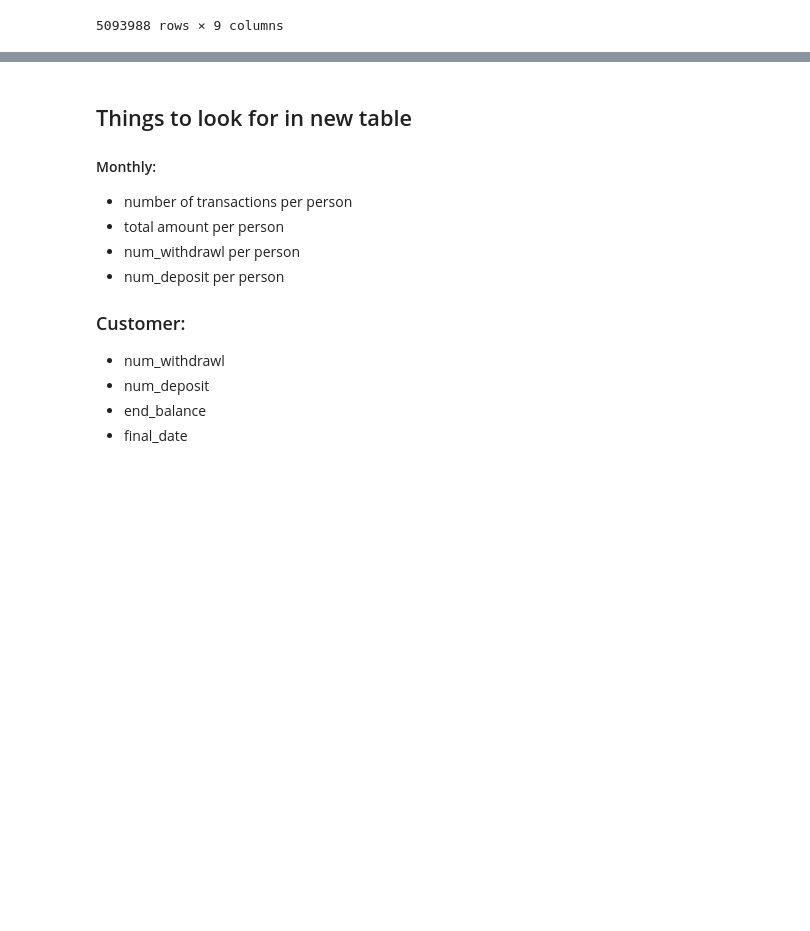
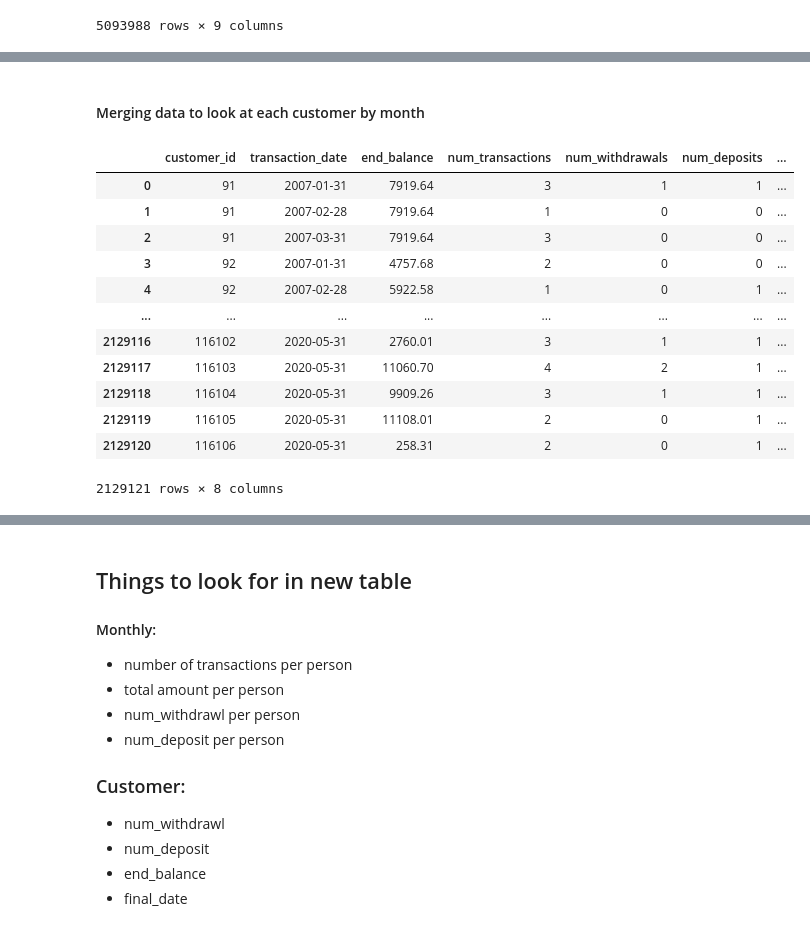
Before and after one commit to gegaddis/bank-churn, a Jupyter notebook: en_testing.ipynb, the cells around one changed output, grey strips where cells are left out. Cells and saved outputs as stored; diff of their text form; code cells hidden in the pictures; blank space fills up the shorter version.

```diff
--- a/en_testing.ipynb
+++ b/en_testing.ipynb
@@ -347,0 +348,20 @@ display(cust_df)
+# %% [markdown]
+#### Merging data to look at each customer by month
+# %%
+month_trans_df = trans_df.groupby([pd.Grouper(key = 'customer_id'), pd.Grouper(key = 'transaction_date', freq = "M")], as_index= False).agg(end_balance = ('account_total', 'last'), num_transactions = ('transaction_number', 'count'), num_withdrawals = ('withdrawal', np.count_nonzero), num_deposits = ('deposit', np.count_nonzero), sum_withdrawals = ('withdrawal', sum), sum_deposits = ('deposit', sum))
+# %%
+display(month_trans_df)
+# %% [output]
+|  | customer_id | transaction_date | end_balance | num_transactions | num_withdrawals | num_deposits | ... |
+| 0 | 91 | 2007-01-31 | 7919.64 | 3 | 1 | 1 | ... |
+| 1 | 91 | 2007-02-28 | 7919.64 | 1 | 0 | 0 | ... |
+| 2 | 91 | 2007-03-31 | 7919.64 | 3 | 0 | 0 | ... |
+| 3 | 92 | 2007-01-31 | 4757.68 | 2 | 0 | 0 | ... |
+| 4 | 92 | 2007-02-28 | 5922.58 | 1 | 0 | 1 | ... |
+| ... | ... | ... | ... | ... | ... | ... | ... |
+| 2129116 | 116102 | 2020-05-31 | 2760.01 | 3 | 1 | 1 | ... |
+| 2129117 | 116103 | 2020-05-31 | 11060.70 | 4 | 2 | 1 | ... |
+| 2129118 | 116104 | 2020-05-31 | 9909.26 | 3 | 1 | 1 | ... |
+| 2129119 | 116105 | 2020-05-31 | 11108.01 | 2 | 0 | 1 | ... |
+| 2129120 | 116106 | 2020-05-31 | 258.31 | 2 | 0 | 1 | ... |
+2129121 rows × 8 columns
```
Also changed, not shown: parts of 23 cells of this notebook.
